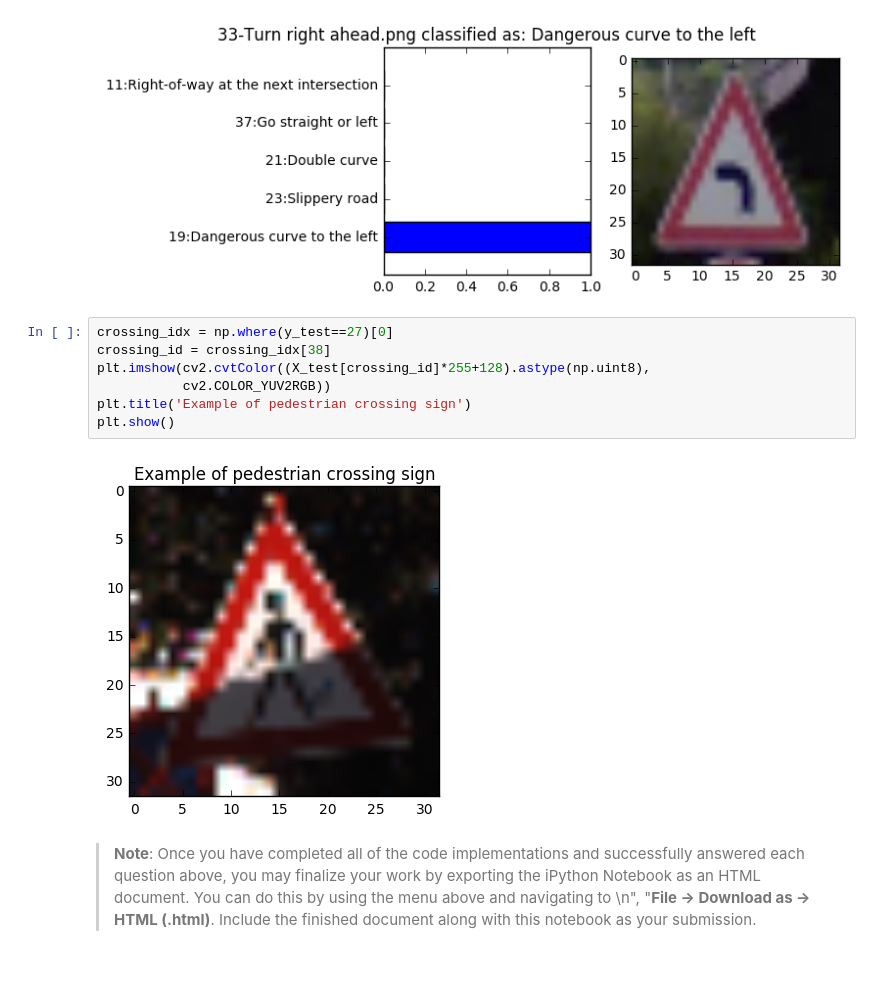
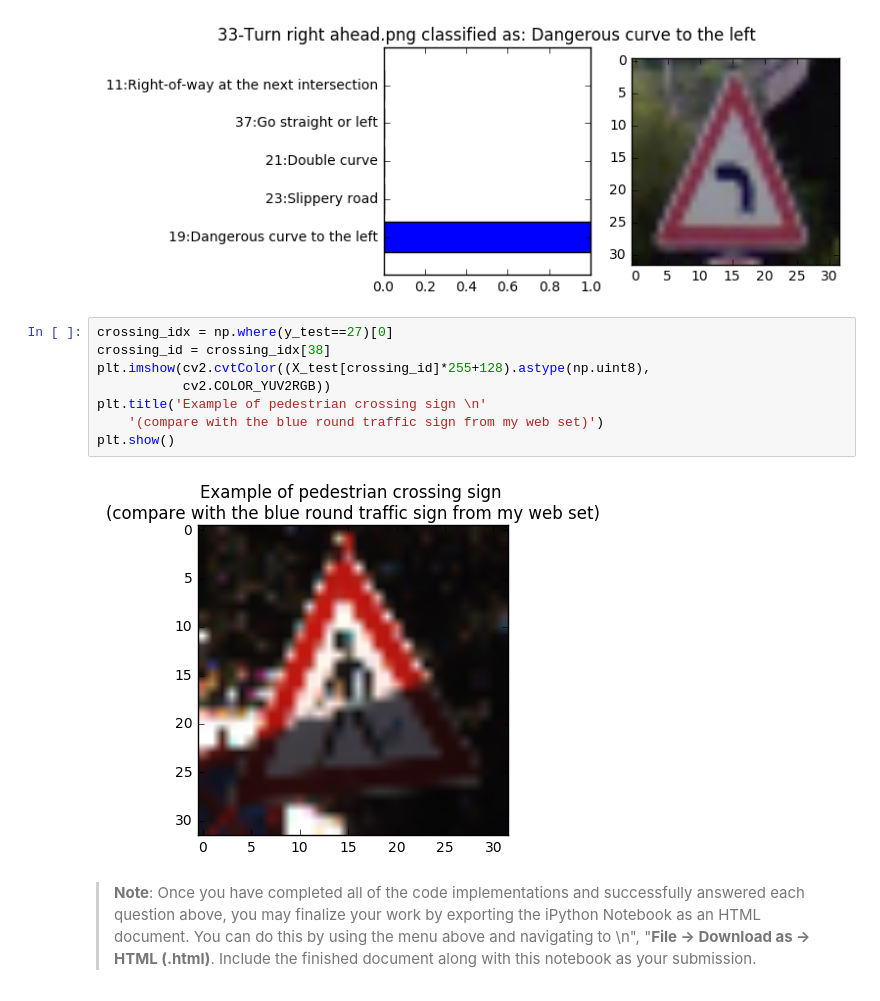
Before and after one commit to rdjondo/CarND-Traffic-Sign-Classifier-Project, a Jupyter notebook: Traffic_Sign_Classifier.ipynb, the cells around one changed output. Drawn from its saved outputs; the diff is of its cells as text; blank space fills up the shorter version.

```diff
--- a/Traffic_Sign_Classifier.ipynb
+++ b/Traffic_Sign_Classifier.ipynb
@@ -1565,12 +1563,13 @@ Get the highest probabilities with my images (retrieved from the web)
 # %%
 crossing_idx = np.where(y_test==27)[0]
 crossing_id = crossing_idx[38]
 plt.imshow(cv2.cvtColor((X_test[crossing_id]*255+128).astype(np.uint8),
            cv2.COLOR_YUV2RGB))
-plt.title('Example of pedestrian crossing sign')
+plt.title('Example of pedestrian crossing sign \n'
+    '(compare with the blue round traffic sign from my web set)')
 plt.show()
 # %% [output]
-[figure, old version]
+[figure, new version]
 # %% [markdown]
 > **Note**: Once you have completed all of the code implementations and successfully answered each question above, you may finalize your work by exporting the iPython Notebook as an HTML document. You can do this by using the menu above and navigating to  \n",
     "**File -> Download as -> HTML (.html)**. Include the finished document along with this notebook as your submission.
```
Also changed, not shown: parts of 2 cells of this notebook, 1 other file.
